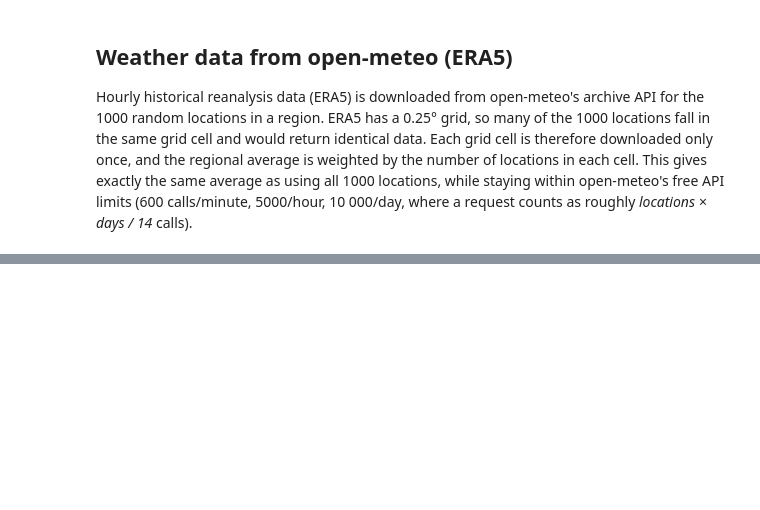
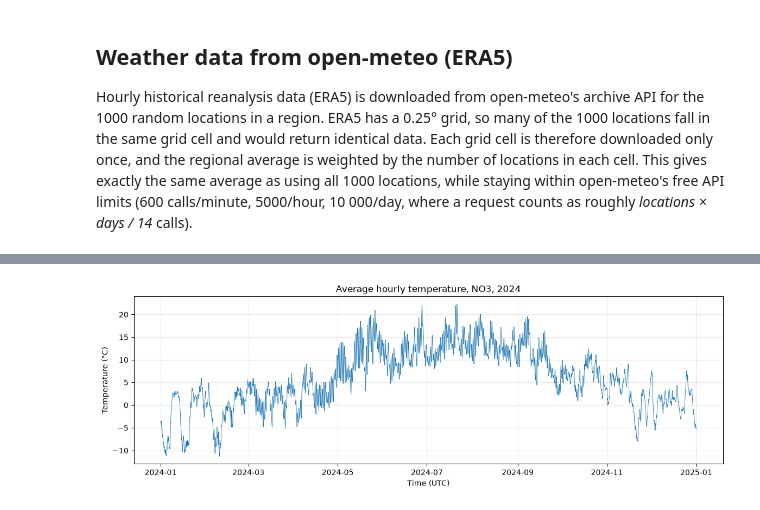
Before and after one commit to malikaaebo-cell/IND320_prosjekt, a Jupyter notebook: notebooks/projectwork_part3.ipynb, the cells around one changed output, grey strips where cells are left out. Saved outputs shown, nothing was run; the diff lists cells and outputs as text; code cells hidden in the pictures; blank space fills up the shorter version.

```diff
--- a/notebooks/projectwork_part3.ipynb
+++ b/notebooks/projectwork_part3.ipynb
@@ -258,0 +342,11 @@ EL 3: 1000 locations in 298 unique grid cells
+# %%
+# Plot the average temperature in NO3 as a function of time
+fig, ax = plt.subplots(figsize=(14, 4))
+ax.plot(weather_no3.index, weather_no3['temperature_2m'], linewidth=0.6)
+ax.set_title('Average hourly temperature, NO3, 2024')
+ax.set_xlabel('Time (UTC)')
+ax.set_ylabel('Temperature (°C)')
+ax.grid(alpha=0.3)
+plt.show()
+# %% [output]
+[figure, added]
```
Also changed, not shown: parts of 19 cells of this notebook.
